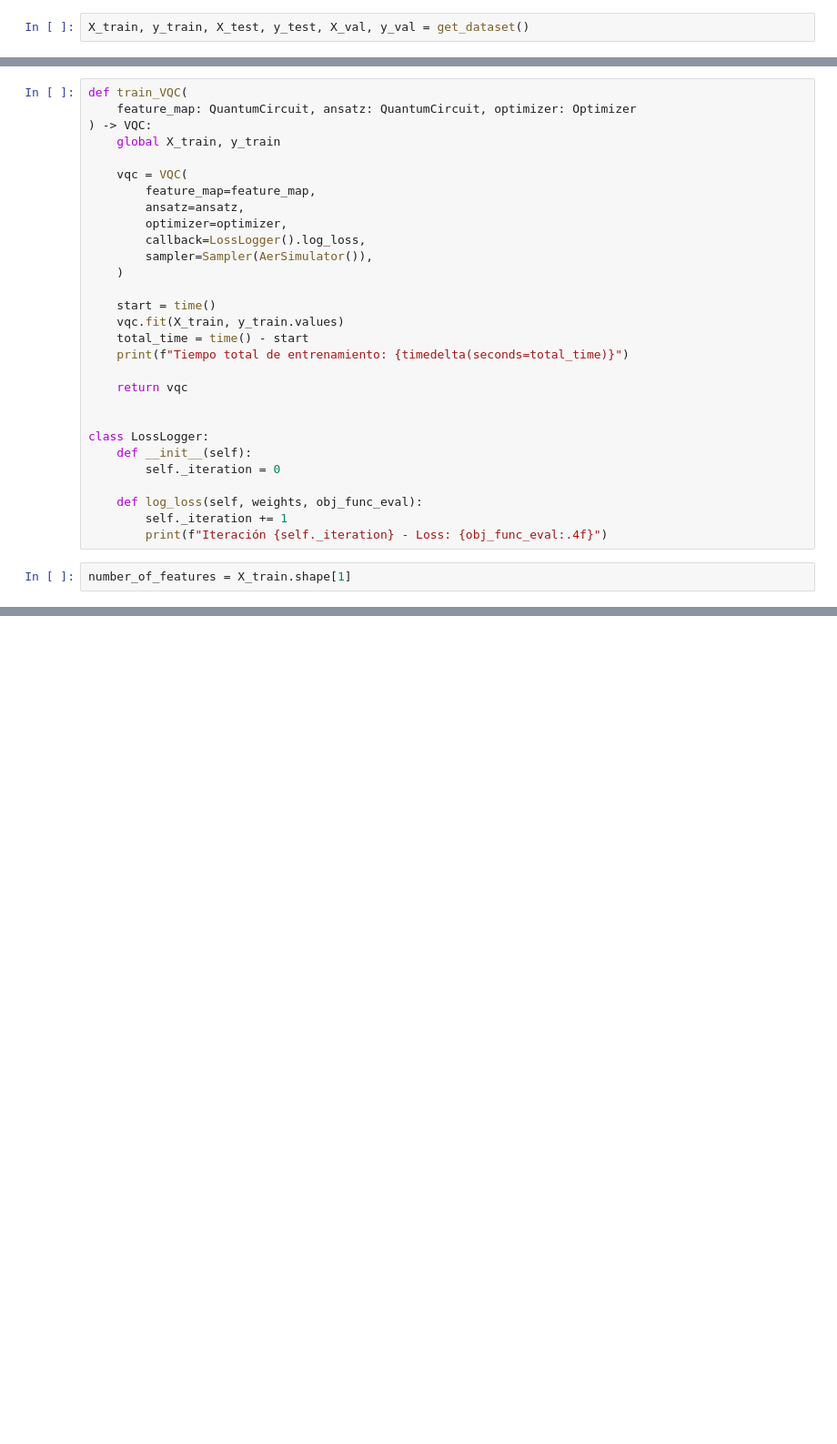
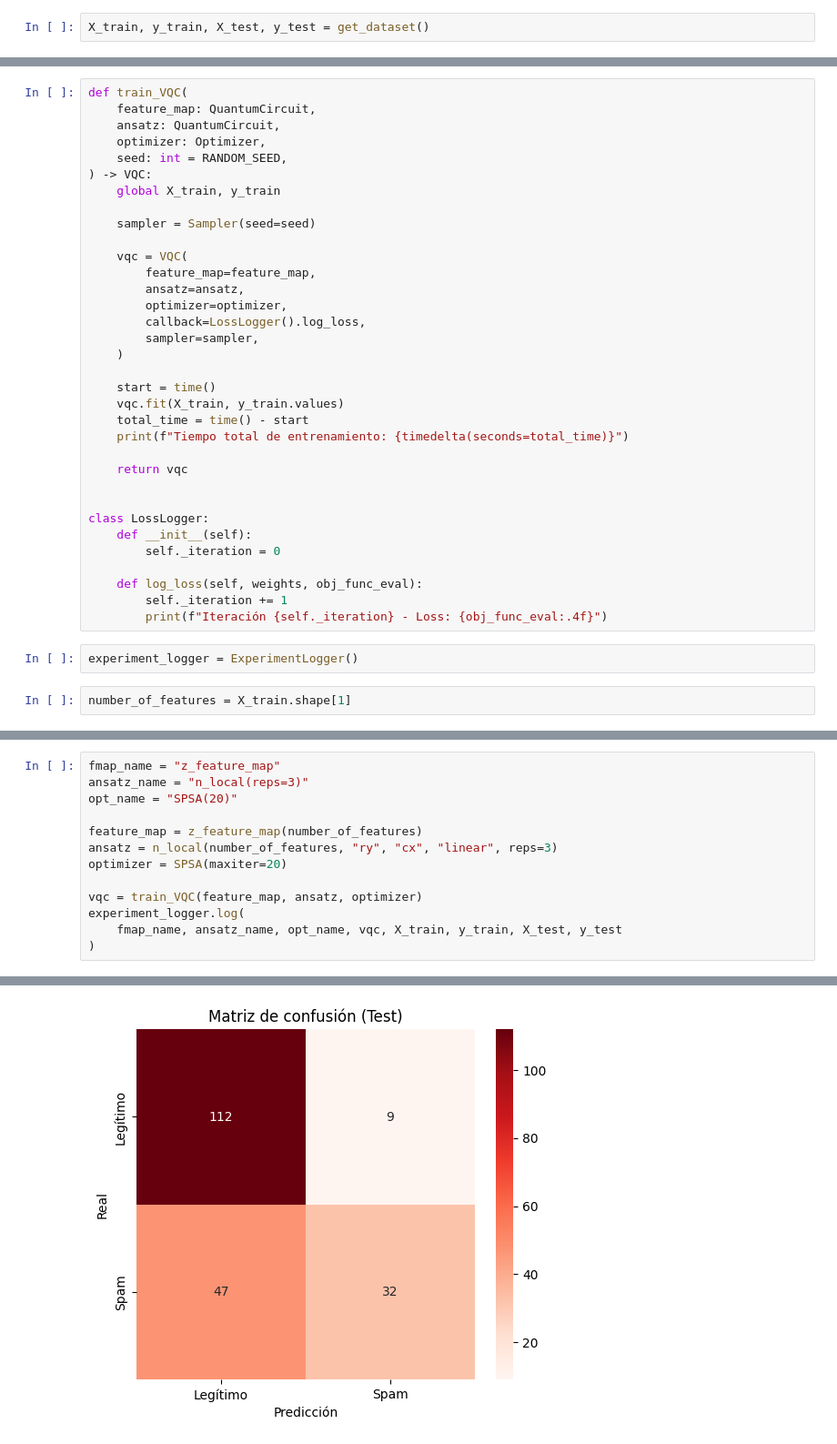
Before and after one commit to estebansuarezcalvoudc/CCAM, a Jupyter notebook: practica_final/QNN.ipynb, the cells around one changed output, grey strips where cells are left out. Shown at 91% size. Drawn from its saved outputs; the diff is of its cells as text; blank space fills up the shorter version.

```diff
--- a/practica_final/QNN.ipynb
+++ b/practica_final/QNN.ipynb
@@ -59,4 +32,4 @@ algorithm_globals.random_seed = RANDOM_SEED
 
 Utilizamos una función `get_dataset` del módulo `utilis.py` que hemos definido. El funcionamiento de esta función es exactamente el mismo que el de la sección de preprocesado del notebook [practica final](practica_final.ipynb).
 # %%
-X_train, y_train, X_test, y_test, X_val, y_val = get_dataset()
+X_train, y_train, X_test, y_test = get_dataset()
@@ -69,15 +40,20 @@ Para ello, primero definimos una función para realizar el entrenamiento y otra
 # %%
 def train_VQC(
-    feature_map: QuantumCircuit, ansatz: QuantumCircuit, optimizer: Optimizer
+    feature_map: QuantumCircuit,
+    ansatz: QuantumCircuit,
+    optimizer: Optimizer,
+    seed: int = RANDOM_SEED,
 ) -> VQC:
     global X_train, y_train
+
+    sampler = Sampler(seed=seed)
 
     vqc = VQC(
         feature_map=feature_map,
         ansatz=ansatz,
         optimizer=optimizer,
         callback=LossLogger().log_loss,
-        sampler=Sampler(AerSimulator()),
+        sampler=sampler,
     )
 
     start = time()
@@ -95,5 +71,7 @@ class LossLogger:
     def log_loss(self, weights, obj_func_eval):
         self._iteration += 1
         print(f"Iteración {self._iteration} - Loss: {obj_func_eval:.4f}")
+# %%
+experiment_logger = ExperimentLogger()
 # %%
 number_of_features = X_train.shape[1]
@@ -867,0 +80,14 @@ None
+# %%
+fmap_name = "z_feature_map"
+ansatz_name = "n_local(reps=3)"
+opt_name = "SPSA(20)"
+
+feature_map = z_feature_map(number_of_features)
+ansatz = n_local(number_of_features, "ry", "cx", "linear", reps=3)
+optimizer = SPSA(maxiter=20)
+
+vqc = train_VQC(feature_map, ansatz, optimizer)
+experiment_logger.log(
+    fmap_name, ansatz_name, opt_name, vqc, X_train, y_train, X_test, y_test
+)
+# %% [output]
@@ -867,0 +99 @@ None
+[figure, added]
```
Also changed, not shown: parts of 60 cells of this notebook, 4 other files.
